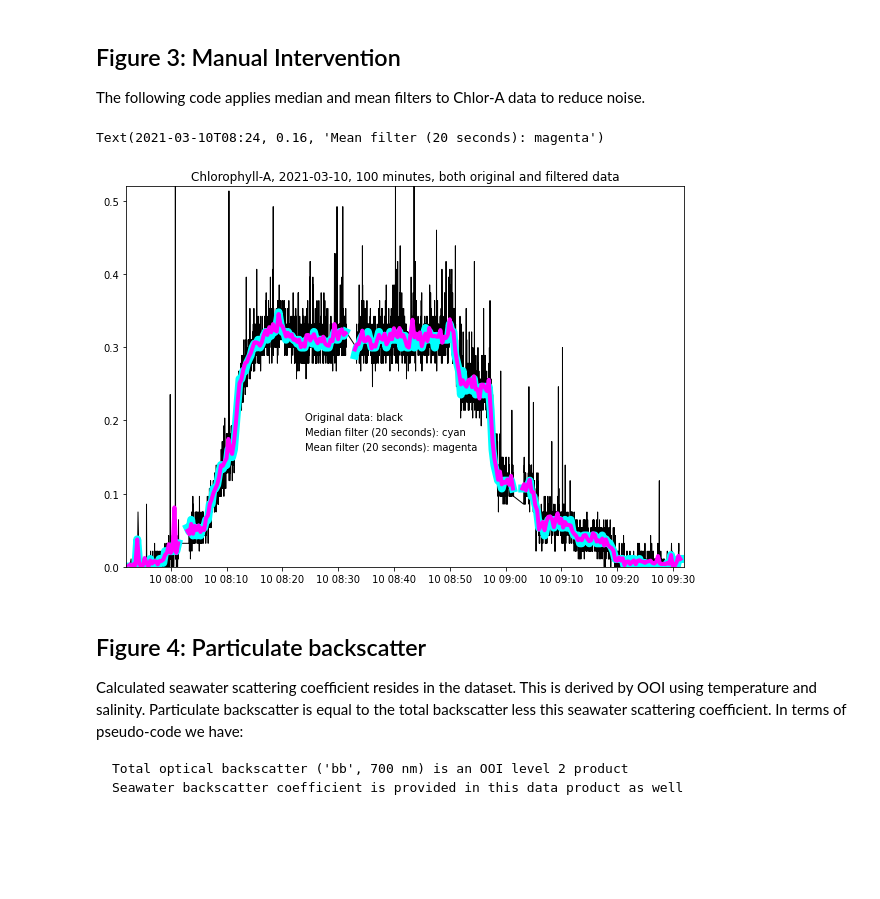
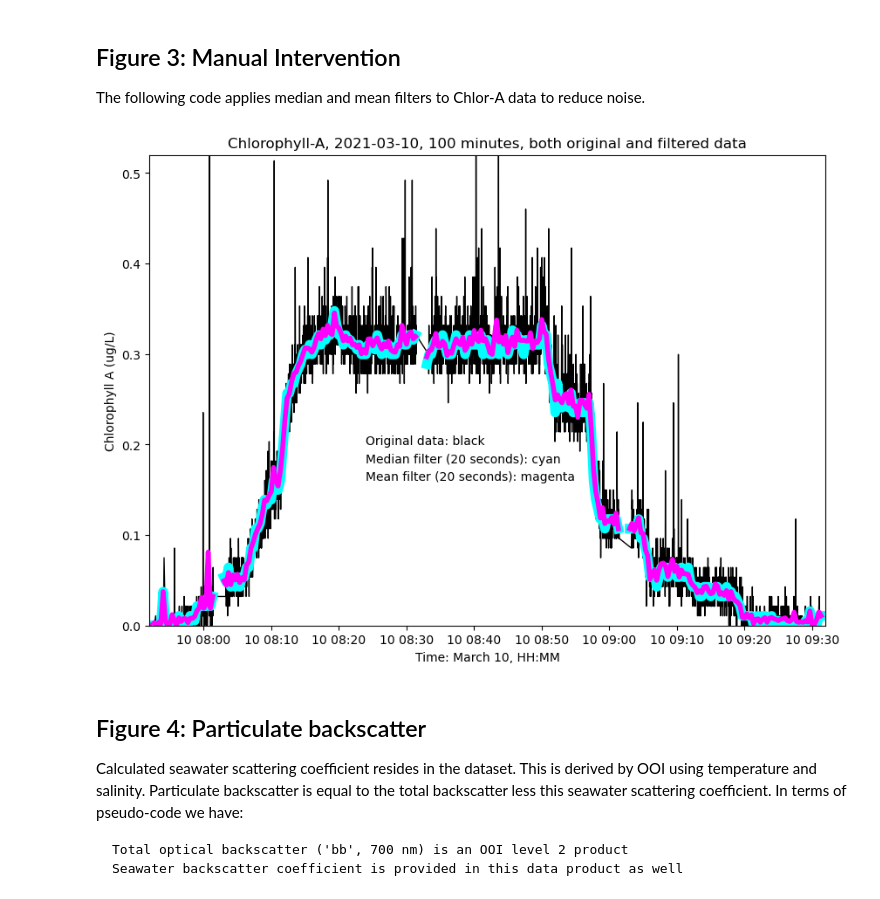
Before and after one commit to robfatland/ocean, a Jupyter notebook: DataQualityGuideNotebook.ipynb, the cells around one changed output. Saved outputs shown, nothing was run; the diff lists cells and outputs as text; code cells hidden in the pictures; blank space fills up the shorter version.

```diff
--- a/DataQualityGuideNotebook.ipynb
+++ b/DataQualityGuideNotebook.ipynb
@@ -596,16 +593,20 @@ df = DA_mean_20S.to_dataframe()
 df = df.to_csv('../BOS/BO_F3_2_10_MAR_2021_20S_mean_filter.csv')
 # %%
 fig,ax=plt.subplots(figsize=(10,7))
+
 ax.plot(DA.time, DA.chlora, color='k', lw=1)
 ax.plot(DA_median_20S.time, DA_median_20S.chlora, color='cyan', lw=8)
 ax.plot(DA_mean_20S.time, DA_mean_20S.chlora, color='magenta', lw=4)
 ax.set(ylim=(-0.0, 0.52), xlim=(dt64('2021-03-10 07:52'), dt64('2021-03-10 09:32')), title='Chlorophyll-A, 2021-03-10, 100 minutes, both original and filtered data')
 ax.text(dt64('2021-03-10 08:24'), 0.2, 'Original data: black', color='k')
 ax.text(dt64('2021-03-10 08:24'), 0.18, 'Median filter (20 seconds): cyan', color='k')
 ax.text(dt64('2021-03-10 08:24'), 0.16, 'Mean filter (20 seconds): magenta', color='k')
+
+ax.set(ylabel='Chlorophyll A (ug/L)', xlabel='Time: March 10, HH:MM')
+
+fig.show()
 # %% [output]
-Text(2021-03-10T08:24, 0.16, 'Mean filter (20 seconds): magenta')
-[figure, old version]
+[figure, new version]
 # %%
 # Save figure 3
 fig.savefig("../BOS/Figures/BO_F3_1_10_MAR_2021_Chlor_A_one_profile_filtered.png")
```
Also changed, not shown: parts of 21 cells of this notebook, 1 other file.
